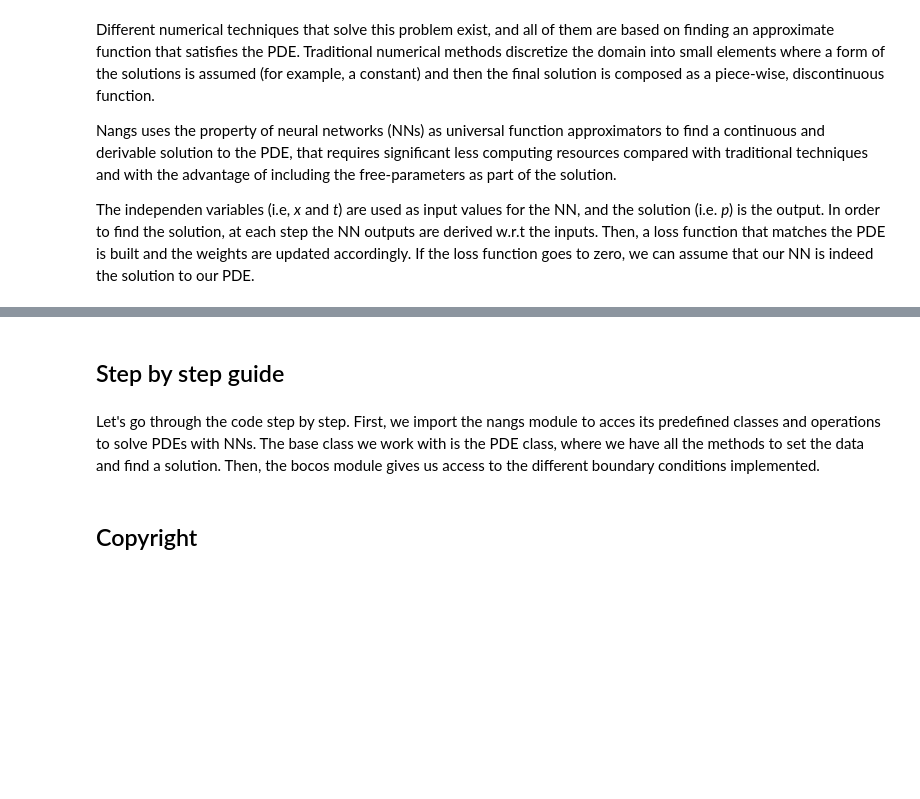
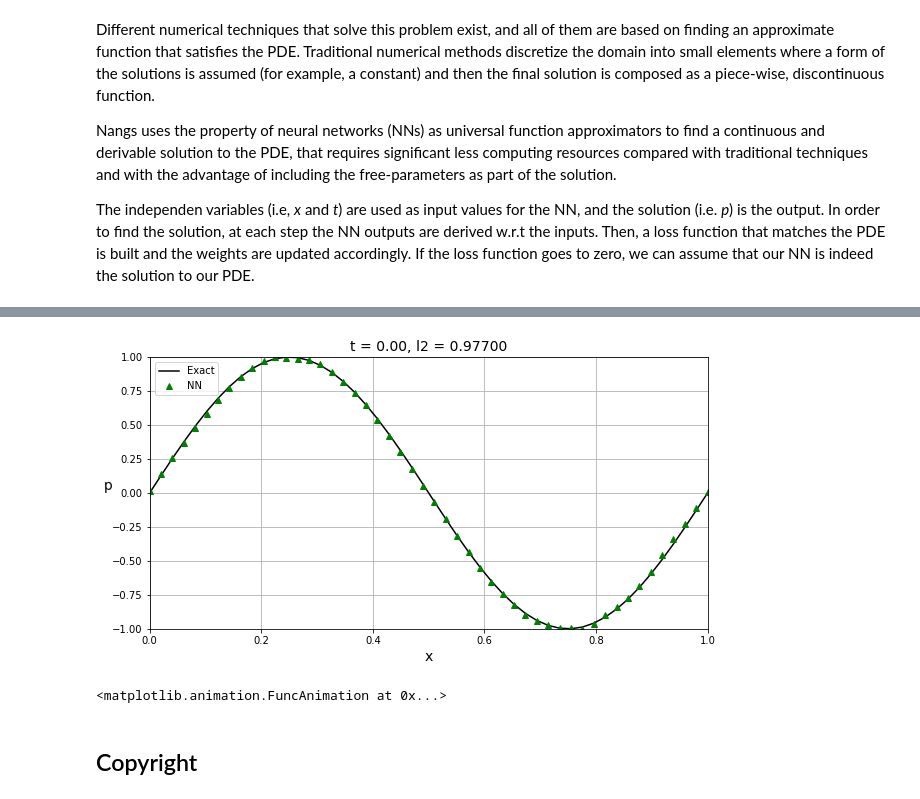
Before and after one commit to smatkovi/nangs, a Jupyter notebook: index.ipynb, the cells around one changed output, grey strips where cells are left out. Cells and saved outputs as stored; diff of their text form; code cells hidden in the pictures; blank space fills up the shorter version.

```diff
--- a/index.ipynb
+++ b/index.ipynb
@@ -107,7 +114,48 @@ if False:
-# %% [markdown]
-## Step by step guide
-# %% [markdown]
-Let's go through the code step by step. First, we import the nangs module to acces its predefined classes and operations to solve PDEs with NNs. The base class we work with is the PDE class, where we have all the methods to set the data and find a solution. Then, the bocos module gives us access to the different boundary conditions implemented.
+# %%
+# evaluate the solution
+pde.load_state_dict('best_solution.pth')
+x = np.linspace(0,1,50)
+t = np.linspace(0,1,100)
+p, p0, l2 = [], [], []
+for _t in t:
+    _p0 = np.sin(2.*math.pi*(x-u*_t))
+    _p = pde.eval({'x': x, 't': np.array([_t])}, device)
+    _l2 = np.mean((_p - _p0)**2)
+    p.append(_p)
+    p0.append(_p0)
+    l2.append(_l2)
+
+from matplotlib import animation, rc
+rc('animation', html='html5')
+
+def plot(x, p, p0, t, l2):
+    ax.clear()
+    tit = ax.set_title(f"t = {t:.2f}, l2 = {l2:.5f}", fontsize=14)
+    ax.plot(x, p0, "-k", label="Exact")
+    ax.plot(x, p, "g^", label="NN")
+    ax.set_xlabel("x", fontsize=14)
+    ax.set_ylabel("p", fontsize=14, rotation=np.pi/2)
+    ax.legend(loc="upper left")
+    ax.grid(True)
+    ax.set_xlim([0, 1])
+    ax.set_ylim([-1, 1])
+    return [tit]
+
+def get_anim(fig, ax, x, p, p0, t, l2):
+    def anim(i):
+        return plot(x, p[i], p0[i], t[i], l2[i])
+    return anim
+
+fig = plt.figure(figsize=(10,5))
+ax = fig.add_subplot(111, autoscale_on=False)
+animate = get_anim(fig, ax, x, p, p0, t, l2)
+anim = animation.FuncAnimation(fig, animate, frames=len(t), interval=100, blit=True)
+# %% [output]
+[figure, added]
+# %%
+anim
+# %% [output]
+<matplotlib.animation.FuncAnimation at 0x...>
 # %% [markdown]
 ## Copyright
 # %% [markdown]
```
Also changed, not shown: parts of 1 cell of this notebook, 14 other files.
